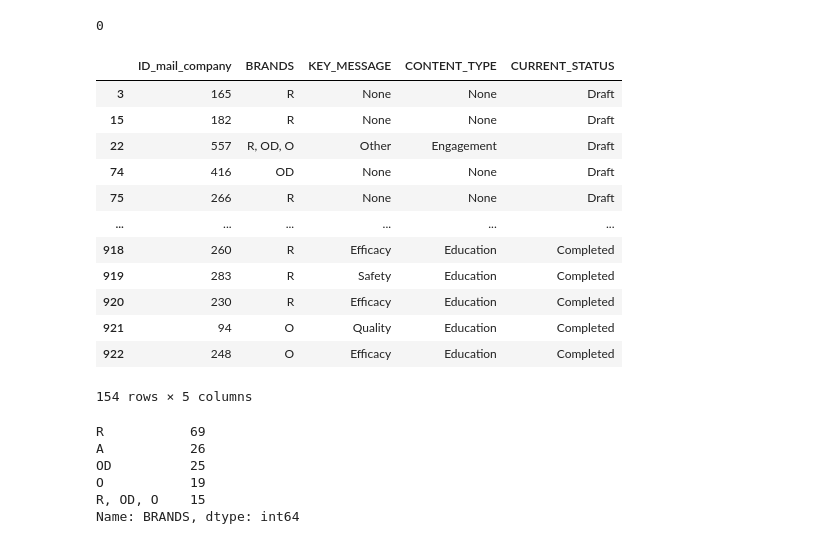
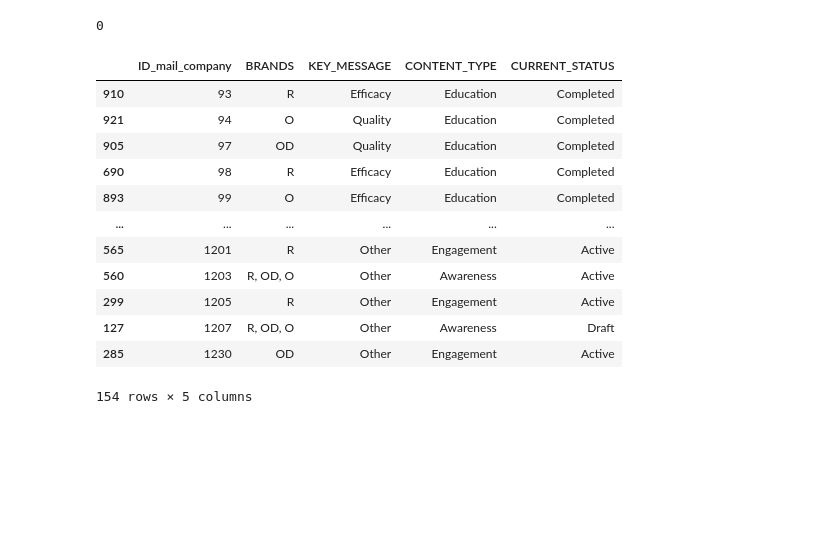
Before and after one commit to IvanovNA01/test_task_junior, a Jupyter notebook: test_to_jun1.ipynb, the cells around one changed output. Cells and saved outputs as stored; diff of their text form; code cells hidden in the pictures; blank space fills up the shorter version.

```diff
--- a/test_to_jun1.ipynb
+++ b/test_to_jun1.ipynb
@@ -79,27 +79,18 @@ engineer_meta.query('CITY > 1 and REGION1 == "-1"').CITY.count()
 """
 company_mail_meta = pd.read_pickle("./junior_c_meta.pkl").rename(columns={'ID':'ID_mail_company'})
 # %%
-company_mail_meta
+company_mail_meta.sort_values("ID_mail_company")
 # %% [output]
 |  | ID_mail_company | BRANDS | KEY_MESSAGE | CONTENT_TYPE | CURRENT_STATUS |
-| 3 | 165 | R | None | None | Draft |
-| 15 | 182 | R | None | None | Draft |
-| 22 | 557 | R, OD, O | Other | Engagement | Draft |
-| 74 | 416 | OD | None | None | Draft |
-| 75 | 266 | R | None | None | Draft |
+| 910 | 93 | R | Efficacy | Education | Completed |
+| 921 | 94 | O | Quality | Education | Completed |
+| 905 | 97 | OD | Quality | Education | Completed |
+| 690 | 98 | R | Efficacy | Education | Completed |
+| 893 | 99 | O | Efficacy | Education | Completed |
 | ... | ... | ... | ... | ... | ... |
-| 918 | 260 | R | Efficacy | Education | Completed |
-| 919 | 283 | R | Safety | Education | Completed |
-| 920 | 230 | R | Efficacy | Education | Completed |
-| 921 | 94 | O | Quality | Education | Completed |
-| 922 | 248 | O | Efficacy | Education | Completed |
+| 565 | 1201 | R | Other | Engagement | Active |
+| 560 | 1203 | R, OD, O | Other | Awareness | Active |
+| 299 | 1205 | R | Other | Engagement | Active |
+| 127 | 1207 | R, OD, O | Other | Awareness | Draft |
+| 285 | 1230 | OD | Other | Engagement | Active |
 154 rows × 5 columns
-# %%
-company_mail_meta.BRANDS.value_counts()
-# %% [output]
-R           69
-A           26
-OD          25
-O           19
-R, OD, O    15
-Name: BRANDS, dtype: int64
```
Also changed, not shown: parts of 13 cells of this notebook.
